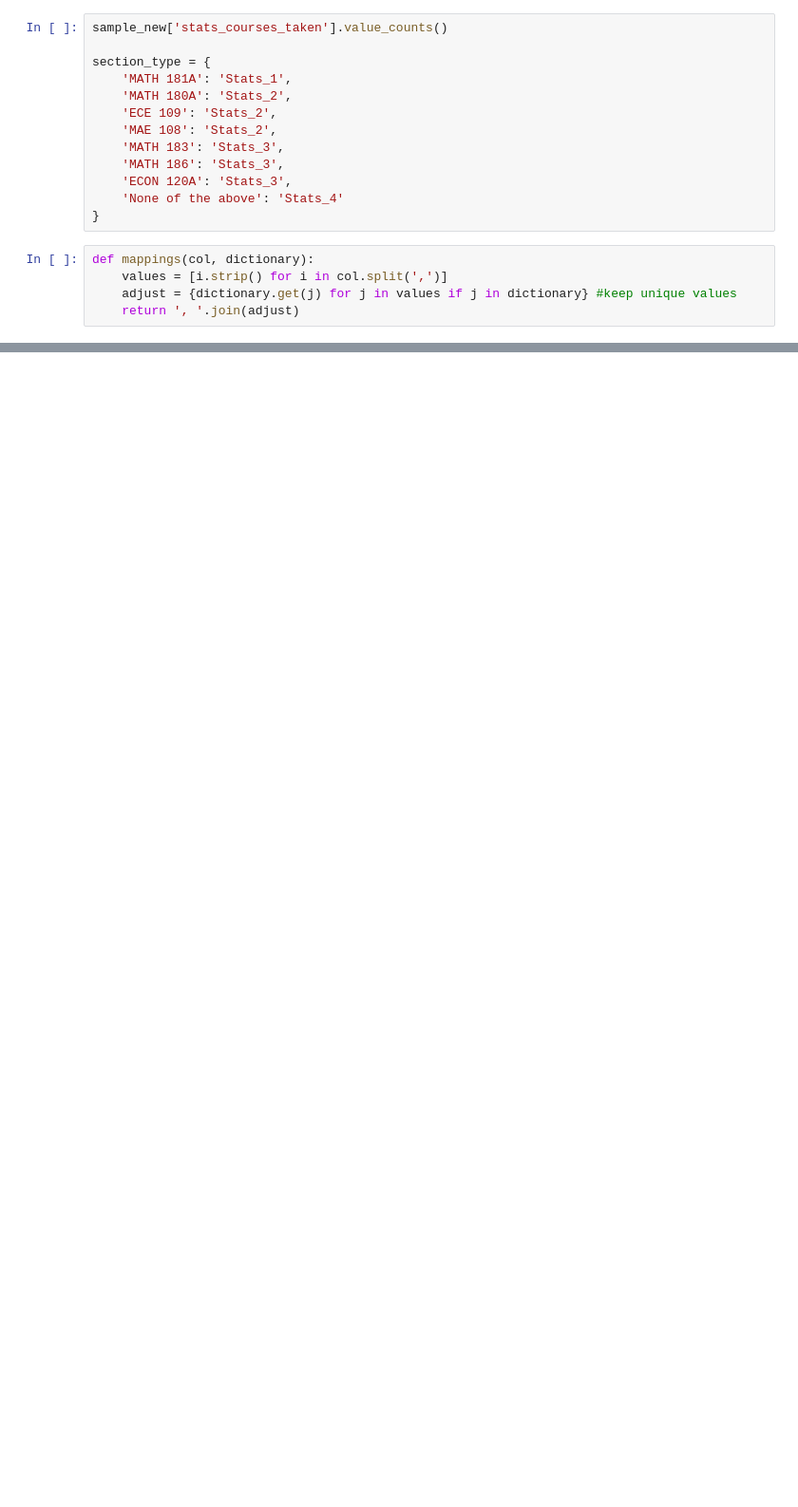
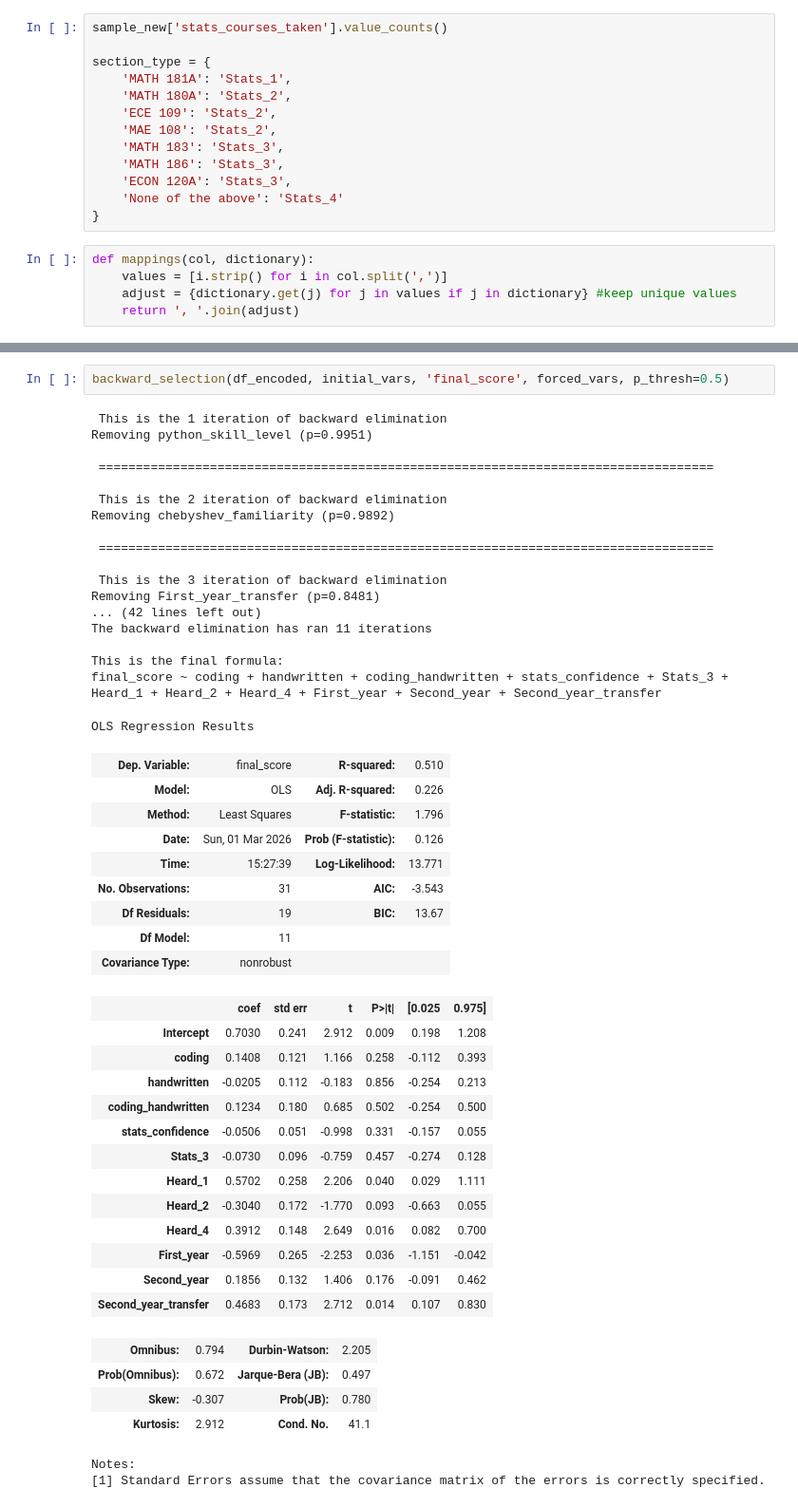
Before and after one commit to SaintHades/Simulation-coding-exercises-for-teaching-probability-theory, a Jupyter notebook: statistic_analysis.ipynb, the cells around one changed output, grey strips where cells are left out. Shown at 95% size. Cells and saved outputs as stored; diff of their text form; blank space fills up the shorter version.

```diff
--- a/statistic_analysis.ipynb
+++ b/statistic_analysis.ipynb
@@ -482,0 +461,49 @@ MATH_major             0.013668  0.114538  0.119330  0.906598
+# %%
+backward_selection(df_encoded, initial_vars, 'final_score', forced_vars, p_thresh=0.5)
+# %% [output]
+ This is the 1 iteration of backward elimination
+Removing python_skill_level (p=0.9951)
+
+ ===================================================================================
+
+ This is the 2 iteration of backward elimination
+Removing chebyshev_familiarity (p=0.9892)
+
+ ===================================================================================
+
+ This is the 3 iteration of backward elimination
+Removing First_year_transfer (p=0.8481)
+... (42 lines left out)
+The backward elimination has ran 11 iterations
+
+This is the final formula:
+final_score ~ coding + handwritten + coding_handwritten + stats_confidence + Stats_3 + Heard_1 + Heard_2 + Heard_4 + First_year + Second_year + Second_year_transfer
+OLS Regression Results
+| Dep. Variable: | final_score | R-squared: | 0.510 |
+| Model: | OLS | Adj. R-squared: | 0.226 |
+| Method: | Least Squares | F-statistic: | 1.796 |
+| Date: | Sun, 01 Mar 2026 | Prob (F-statistic): | 0.126 |
+| Time: | 15:27:39 | Log-Likelihood: | 13.771 |
+| No. Observations: | 31 | AIC: | -3.543 |
+| Df Residuals: | 19 | BIC: | 13.67 |
+| Df Model: | 11 |  |  |
+| Covariance Type: | nonrobust |  |  |
+|  | coef | std err | t | P>|t| | [0.025 | 0.975] |
+| Intercept | 0.7030 | 0.241 | 2.912 | 0.009 | 0.198 | 1.208 |
+| coding | 0.1408 | 0.121 | 1.166 | 0.258 | -0.112 | 0.393 |
+| handwritten | -0.0205 | 0.112 | -0.183 | 0.856 | -0.254 | 0.213 |
+| coding_handwritten | 0.1234 | 0.180 | 0.685 | 0.502 | -0.254 | 0.500 |
+| stats_confidence | -0.0506 | 0.051 | -0.998 | 0.331 | -0.157 | 0.055 |
+| Stats_3 | -0.0730 | 0.096 | -0.759 | 0.457 | -0.274 | 0.128 |
+| Heard_1 | 0.5702 | 0.258 | 2.206 | 0.040 | 0.029 | 1.111 |
+| Heard_2 | -0.3040 | 0.172 | -1.770 | 0.093 | -0.663 | 0.055 |
+| Heard_4 | 0.3912 | 0.148 | 2.649 | 0.016 | 0.082 | 0.700 |
+| First_year | -0.5969 | 0.265 | -2.253 | 0.036 | -1.151 | -0.042 |
+| Second_year | 0.1856 | 0.132 | 1.406 | 0.176 | -0.091 | 0.462 |
+| Second_year_transfer | 0.4683 | 0.173 | 2.712 | 0.014 | 0.107 | 0.830 |
+| Omnibus: | 0.794 | Durbin-Watson: | 2.205 |
+| Prob(Omnibus): | 0.672 | Jarque-Bera (JB): | 0.497 |
+| Skew: | -0.307 | Prob(JB): | 0.780 |
+| Kurtosis: | 2.912 | Cond. No. | 41.1 |
+Notes:
+[1] Standard Errors assume that the covariance matrix of the errors is correctly specified.
```
Also changed, not shown: parts of 27 cells of this notebook.
